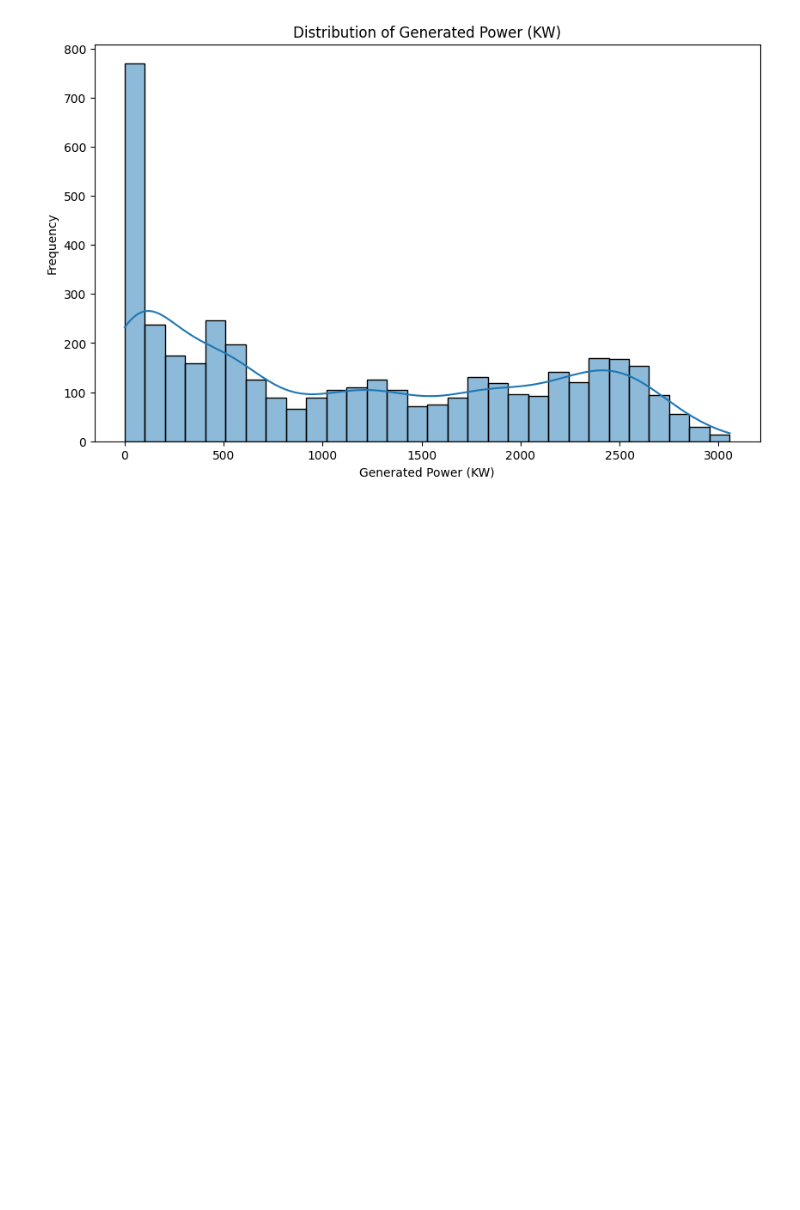
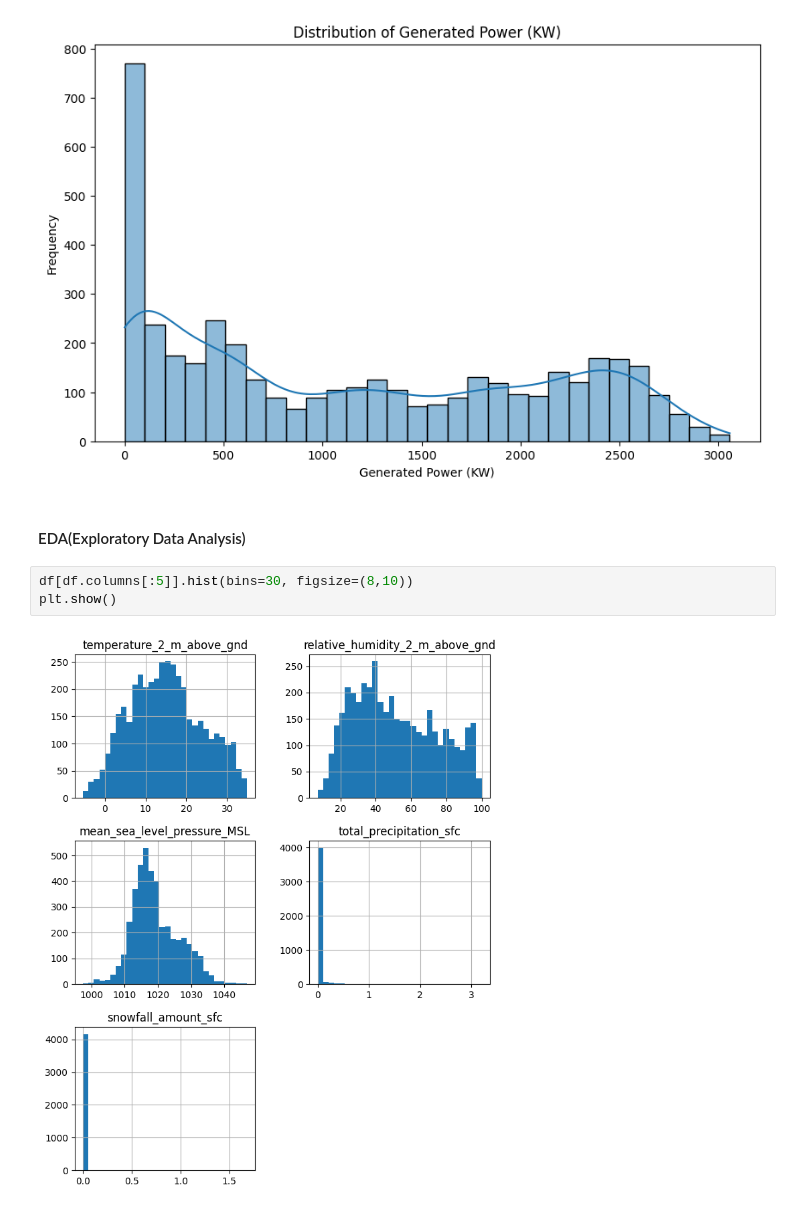
Before and after one commit to bhanushankarseethini/Enter-Week-1, a Jupyter notebook: solarpower.ipynb, the cells around one changed output. Saved outputs shown, nothing was run; the diff lists cells and outputs as text; blank space fills up the shorter version.

```diff
--- a/solarpower.ipynb
+++ b/solarpower.ipynb
@@ -270,3 +237,10 @@ plt.ylabel('Frequency')
 plt.show()
 # %% [output]
 [figure]
+# %% [markdown]
+#### EDA(Exploratory Data Analysis)
+# %%
+df[df.columns[:5]].hist(bins=30, figsize=(8,10))
+plt.show()
+# %% [output]
+[figure, added]
```
Also changed, not shown: parts of 19 cells of this notebook.
